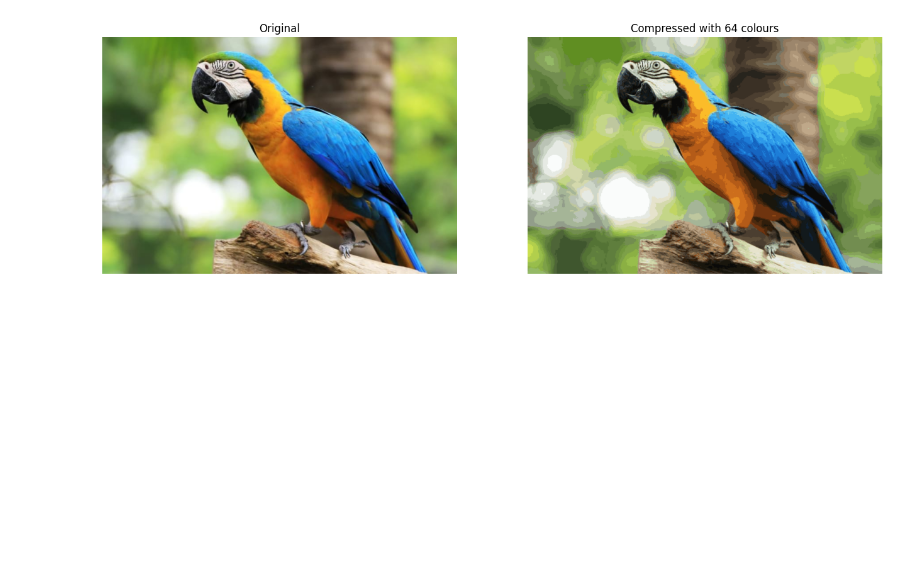
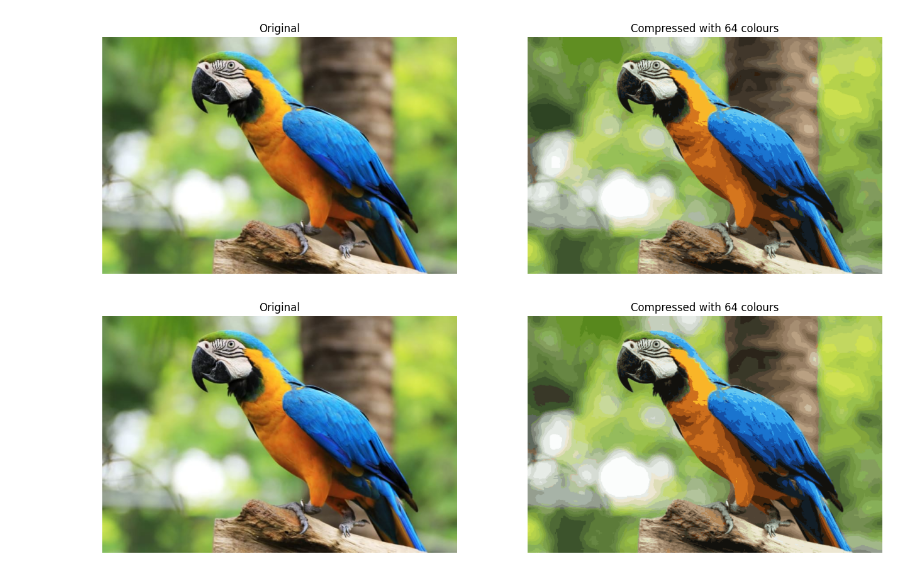
Before and after one commit to mosahle7/ML, a Jupyter notebook: Image_Compression_using_KMeans.ipynb, the cells around one changed output. Cells and saved outputs as stored; diff of their text form; code cells hidden in the pictures; blank space fills up the shorter version.

```diff
--- a/Image_Compression_using_KMeans.ipynb
+++ b/Image_Compression_using_KMeans.ipynb
@@ -175,7 +192,8 @@ ax[1].set_axis_off()
 [figure]
 # %%
 K = 64
-centroids, cent_idx = kmeans(X_img, K)
+max_iters = 50
+centroids, cent_idx = kmeans(X_img, K, max_iters)
 # %%
 centroids = (centroids * 255).astype(np.uint8)
 palette = centroids.reshape(1, K, 3)
@@ -209,3 +227,19 @@ ax[1].set_title('Compressed with %d colours'%K)
 ax[1].set_axis_off()
 # %% [output]
 [figure]
+# %%
+# Display original image
+fig, ax = plt.subplots(1,2, figsize=(16,16))
+plt.axis('off')
+
+ax[0].imshow(og_img)
+ax[0].set_title('Original')
+ax[0].set_axis_off()
+
+
+# Display compressed image
+ax[1].imshow(X_recovered)
+ax[1].set_title('Compressed with %d colours'%K)
+ax[1].set_axis_off()
+# %% [output]
+[figure, added]
```
Also changed, not shown: parts of 8 cells of this notebook.
